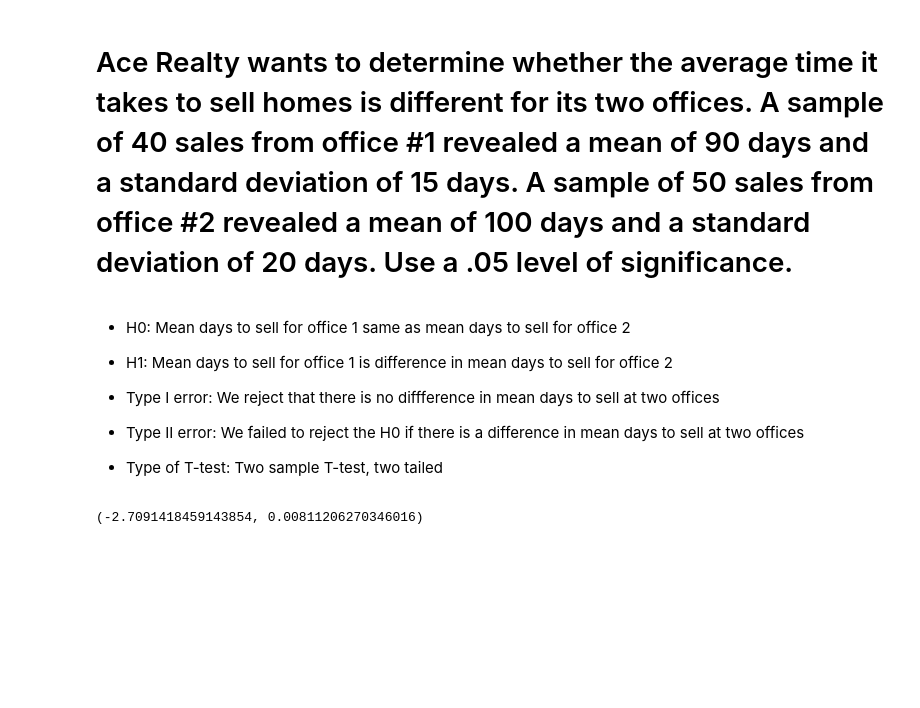
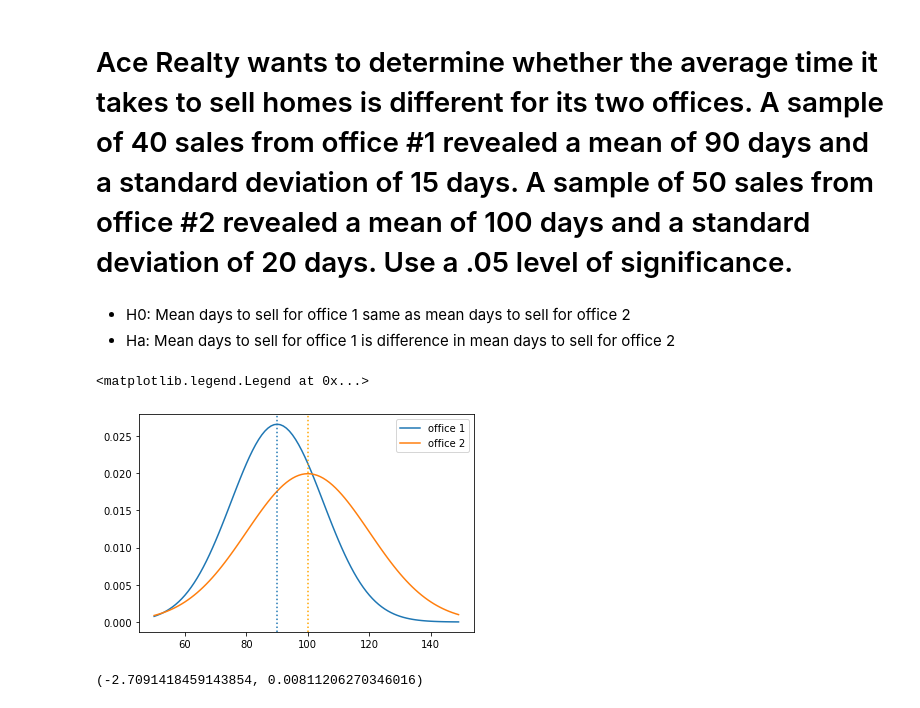
Before and after one commit to Olivert75/statistics-exercises, a Jupyter notebook: hypothesis_testing.ipynb, the cells around one changed output. Cells and saved outputs as stored; diff of their text form; code cells hidden in the pictures; blank space fills up the shorter version.

```diff
--- a/hypothesis_testing.ipynb
+++ b/hypothesis_testing.ipynb
@@ -43,12 +43,7 @@ from pydataset import data
 # Ace Realty wants to determine whether the average time it takes to sell homes is different for its two offices. A sample of 40 sales from office #1 revealed a mean of 90 days and a standard deviation of 15 days. A sample of 50 sales from office #2 revealed a mean of 100 days and a standard deviation of 20 days. Use a .05 level of significance.
 # %% [markdown]
 - H0: Mean days to sell for office 1 same as mean days to sell for office 2
-- H1: Mean days to sell for office 1 is difference in mean days to sell for office 2
-
-- Type I error: We reject that there is no diffference in mean days to sell at two offices
-- Type II error: We failed to reject the H0 if there is a difference in mean days to sell at two offices
-
-- Type of T-test: Two sample T-test, two tailed
+- Ha: Mean days to sell for office 1 is difference in mean days to sell for office 2
 # %%
 #Two Samples
 
@@ -62,6 +57,23 @@ std2 = 20
 
 #Level of significance
 α = 0.05
+# %%
+# Visualize two distribution:
+
+x = np.arange(50,150)
+
+y1 = stats.norm(mean1,std1).pdf(x)
+y2 = stats.norm(mean2, std2).pdf(x)
+
+plt.plot(x, y1, label = 'office 1')
+plt.plot(x, y2, label = 'office 2')
+plt.axvline(mean1, ls = ':')
+plt.axvline(mean2, ls = ':', color = 'orange')
+
+plt.legend()
+# %% [output]
+<matplotlib.legend.Legend at 0x...>
+[figure, added]
 # %%
 t, p = stats.ttest_ind_from_stats(mean1, std1, store_1, mean2, std2, store_2, equal_var=False)
 t, p
```
Also changed, not shown: parts of 2 cells of this notebook.
